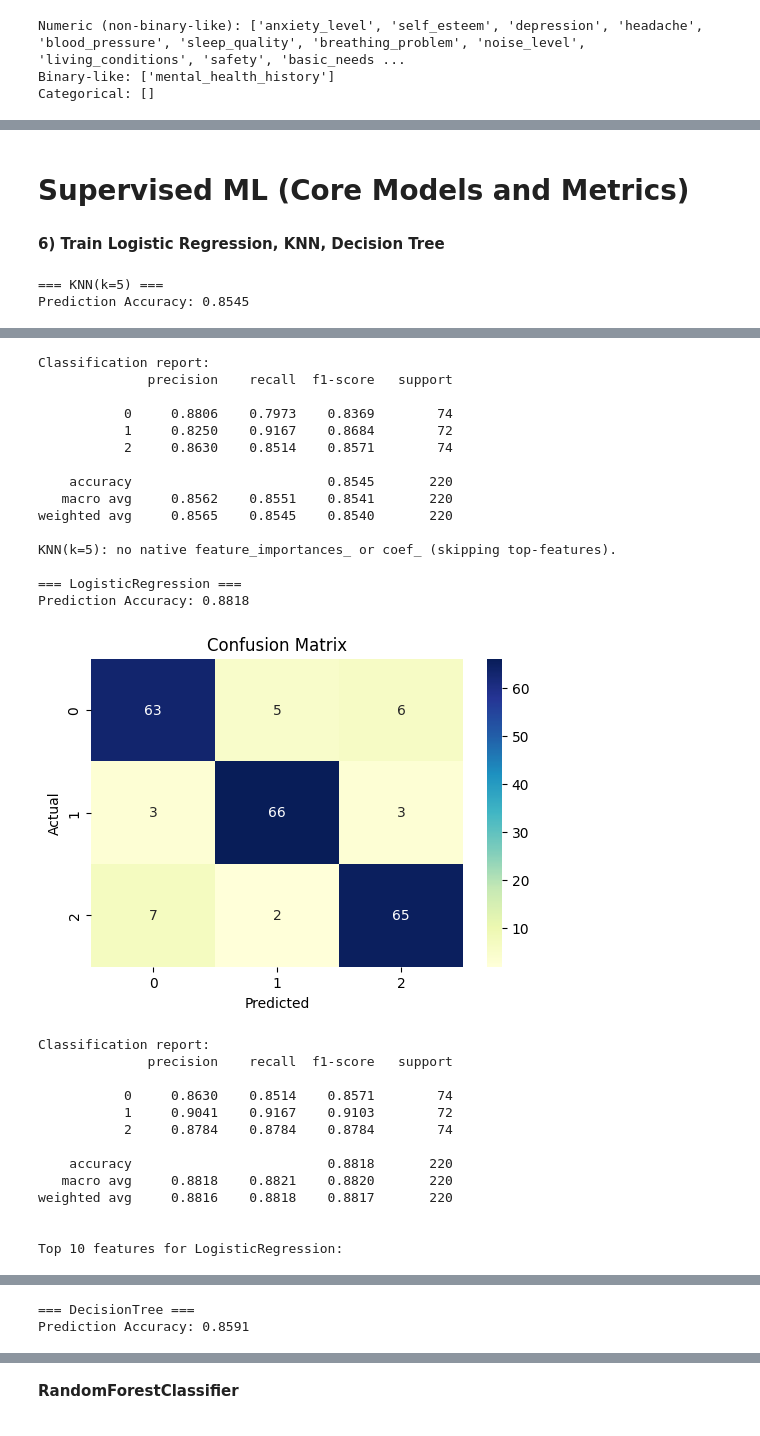
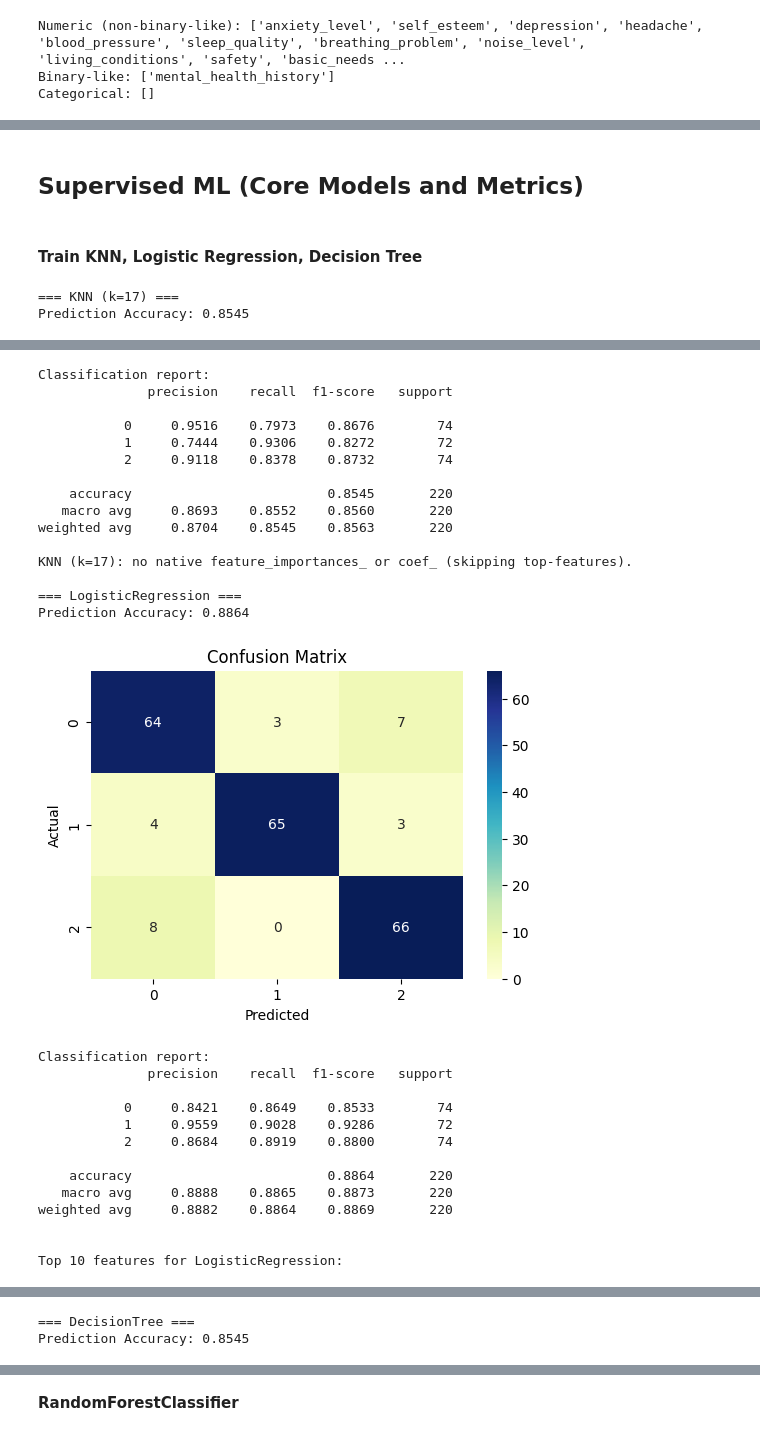
Before and after one commit to luispabloaiello-da/final_project, a Jupyter notebook: notebooks/_main_model_training.ipynb, the cells around one changed output, grey strips where cells are left out. Cells and saved outputs as stored; diff of their text form; code cells hidden in the pictures.

```diff
--- a/notebooks/_main_model_training.ipynb
+++ b/notebooks/_main_model_training.ipynb
@@ -145,4 +142,6 @@ Categorical: []
 # %%
+df = df.drop(columns = ["anxiety_level", "future_career_concerns", "social_support"])       # DROPING COLUMNS AS PER MULTICOLLINEARITY DETECTION
+
 target = 'stress_level'
 X = df.drop(columns=[target])
 y = df[target]
@@ -172,20 +171,20 @@ X_train.shape, X_test.shape
 # %%
-knn = KNeighborsClassifier(n_neighbors=5)
-pipe = Pipeline([('prep', preprocess), ('model', knn)])
-pipe.fit(X_train, y_train)
-y_pred = pipe.predict(X_test)
-evaluate_classifier(y_test, y_pred, title='KNN (k=5)')      # accuracy + confusion + per-class precision/recall/F1
+# Choose a reasonable grid of k
+ks = range(3, 21, 2)  # odd ks to avoid ties
 
-for k in [3,5,7,9,11]:
-    m = Pipeline([('prep', preprocess), ('model', KNeighborsClassifier(n_neighbors=k, weights='distance'))])
-    m.fit(X_train, y_train)
-    yp = m.predict(X_test)
-    print(f'k={k}: Acc={round(accuracy_score(y_test, yp),4)}')
+df_rank, best_k = knn_rank_with_confidence(preprocess, X_train, y_train, ks=ks, cv=5, alpha=0.05)
 
-print('')
+# Inspect the ranking table
+df_rank.head(10)
+df_rank[['k','mean','ci_low','ci_high','rank_mean','rank_lcb','overlaps_best']].head(20)
 
-for k in [3,5,7,9,11]:
-    m = Pipeline([('prep', preprocess), ('model', KNeighborsClassifier(n_neighbors=k, weights='distance'))])
-    cv = cross_val_score(m, X_train, y_train, cv=5, scoring='accuracy').mean()
-    print(f'k={k}: CV accuracy={cv:.4f}')
+# Plot (mean ± 95% CI) and highlight the recommended k
+plot_knn_ranking(df_rank, title="KNN CV Accuracy with 95% CIs (Ranking with Confidence)")
+
+# Train the final KNN with the recommended k and evaluate on the test set
+final_knn = Pipeline([('prep', preprocess),
+                        ('model', KNeighborsClassifier(n_neighbors=best_k, weights='distance'))])
+final_knn.fit(X_train, y_train)
+y_pred = final_knn.predict(X_test)
+evaluate_classifier(y_test, y_pred, title=f'KNN (k={best_k}) — chosen by CI-LCB')
 # %% [output]
@@ -217,6 +210,6 @@ vt_pipe = Pipeline([('prep', preprocess), ('vt', vt)])
 Xt = vt_pipe.fit_transform(X_train)
 print('Transformed shape:', Xt.shape)
 
-clf = Pipeline([('prep', preprocess), ('model', KNeighborsClassifier(n_neighbors=5, weights='distance'))])
+clf = Pipeline([('prep', preprocess), ('model', KNeighborsClassifier(n_neighbors=17, weights='distance'))])
 clf.fit(X_train, y_train)
 # %% [output]
@@ -241,12 +234,12 @@ Pipeline(steps=[('prep',
 # %% [markdown]
-# Supervised ML (Core Models and Metrics)
+## Supervised ML (Core Models and Metrics)
 # %% [markdown]
-**6) Train Logistic Regression, KNN, Decision Tree**
+#### Train KNN, Logistic Regression, Decision Tree
 # %%
 models = {
-    'KNN(k=5)': KNeighborsClassifier(n_neighbors=5, weights='distance'),
-    'LogisticRegression': LogisticRegression(max_iter=1000, random_state=42),
-    'DecisionTree': DecisionTreeClassifier(random_state=42)
+    'KNN (k=17)': KNeighborsClassifier(n_neighbors=17, weights='distance'),
+    'LogisticRegression': LogisticRegression(max_iter=500, random_state=42),
+    'DecisionTree': DecisionTreeClassifier(max_depth=10, random_state=42)
 }
 
 results = run_models_with_importances(
@@ -259,5 +252,5 @@ results = run_models_with_importances(
     save_csv=False
 )
 # %% [output]
-=== KNN(k=5) ===
+=== KNN (k=17) ===
 Prediction Accuracy: 0.8545
@@ -265,29 +258,29 @@ Prediction Accuracy: 0.8545
 Classification report:
               precision    recall  f1-score   support
 
-           0     0.8806    0.7973    0.8369        74
-           1     0.8250    0.9167    0.8684        72
-           2     0.8630    0.8514    0.8571        74
+           0     0.9516    0.7973    0.8676        74
+           1     0.7444    0.9306    0.8272        72
+           2     0.9118    0.8378    0.8732        74
 
     accuracy                         0.8545       220
-   macro avg     0.8562    0.8551    0.8541       220
-weighted avg     0.8565    0.8545    0.8540       220
+   macro avg     0.8693    0.8552    0.8560       220
+weighted avg     0.8704    0.8545    0.8563       220
 
-KNN(k=5): no native feature_importances_ or coef_ (skipping top-features).
+KNN (k=17): no native feature_importances_ or coef_ (skipping top-features).
 
 === LogisticRegression ===
-Prediction Accuracy: 0.8818
+Prediction Accuracy: 0.8864
-[figure, old version]
+[figure, new version]
 Classification report:
               precision    recall  f1-score   support
 
-           0     0.8630    0.8514    0.8571        74
-           1     0.9041    0.9167    0.9103        72
-           2     0.8784    0.8784    0.8784        74
+           0     0.8421    0.8649    0.8533        74
+           1     0.9559    0.9028    0.9286        72
+           2     0.8684    0.8919    0.8800        74
 
-    accuracy                         0.8818       220
-   macro avg     0.8818    0.8821    0.8820       220
-weighted avg     0.8816    0.8818    0.8817       220
+    accuracy                         0.8864       220
+   macro avg     0.8888    0.8865    0.8873       220
+weighted avg     0.8882    0.8864    0.8869       220
 
 
 Top 10 features for LogisticRegression:
@@ -305,2 +298,2 @@ Top 10 features for LogisticRegression:
 === DecisionTree ===
-Prediction Accuracy: 0.8591
+Prediction Accuracy: 0.8545
```
Also changed, not shown: parts of 37 cells of this notebook, 23 other files.
